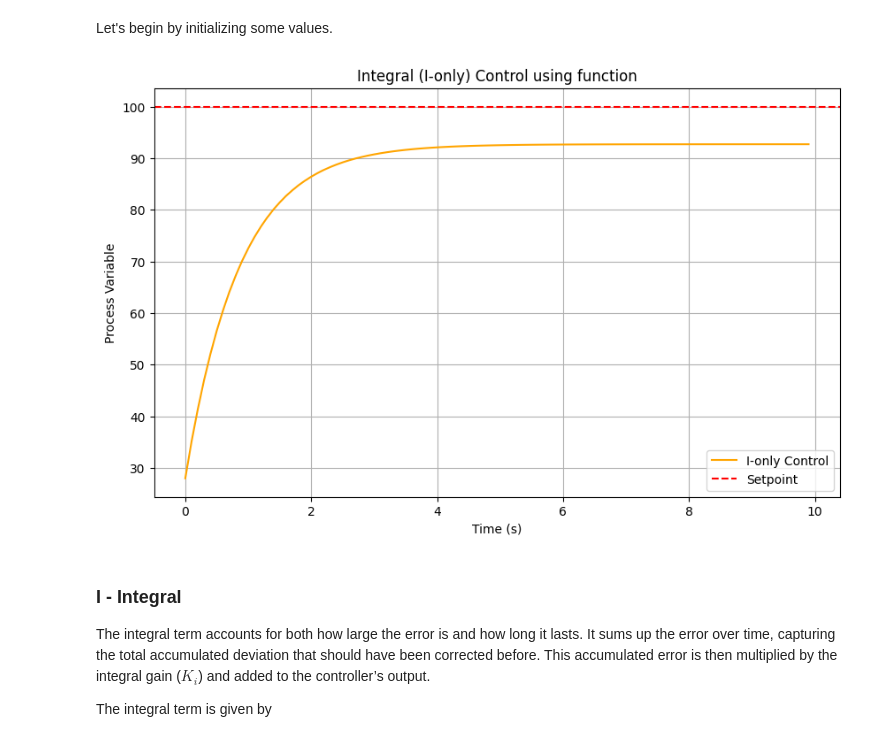
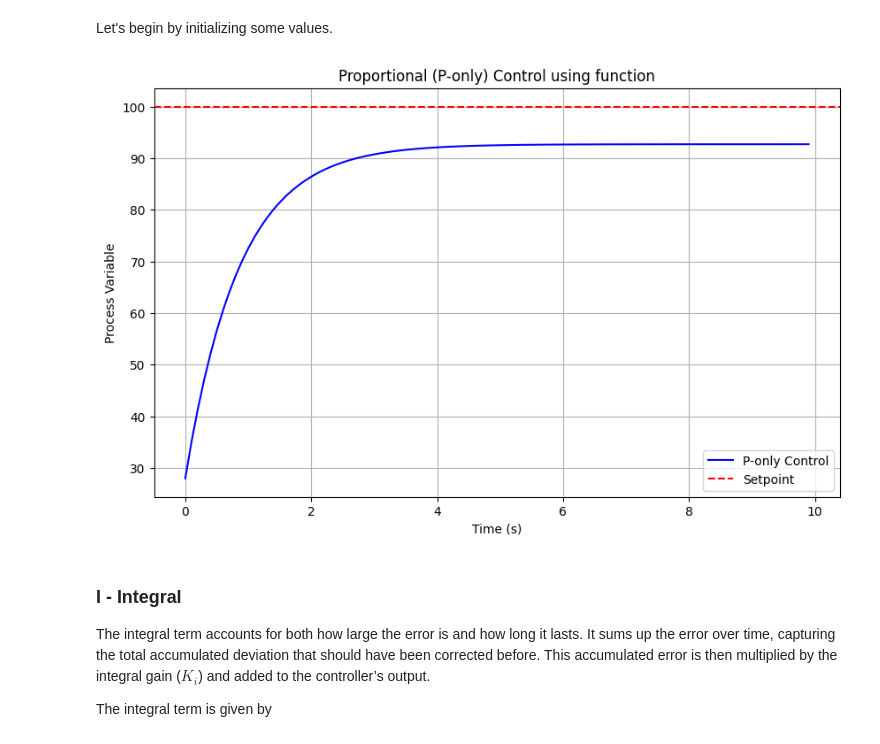
Before and after one commit to VladoDev03/pid-controller, a Jupyter notebook: pid-controller/pid-controller.ipynb, the cells around one changed output. Saved outputs shown, nothing was run; the diff lists cells and outputs as text; code cells hidden in the pictures.

```diff
--- a/pid-controller/pid-controller.ipynb
+++ b/pid-controller/pid-controller.ipynb
@@ -43,8 +43,16 @@ We are going to dive into each of them separately by partialy implementing the *
 
 However, before diving into the individual components, it would be helpful to have a way to visualize the results of each term. That’s why we need a plotting function.
 # %%
-def plot_terms():
-    print("Plotting...")
+def plot_terms(time, process_values, setpoint, label, title, color='blue'):
+    plt.figure(figsize=(10, 6))
+    plt.plot(time, process_values, label=label, color=color)
+    plt.axhline(setpoint, color='r', linestyle='--', label='Setpoint')
+    plt.xlabel('Time (s)')
+    plt.ylabel('Process Variable')
+    plt.title(title)
+    plt.legend()
+    plt.grid()
+    plt.show()
 # %% [markdown]
 ### P - Proportional
 The proportional term generates an output that directly relates to the current error value. This response is controlled by multiplying the error by a proportional gain constant $K_p$.
@@ -93,17 +101,9 @@ for t in time:
     process_variable += output * dt - 0.1 * (process_variable - 20) * dt  # Heat loss
     process_values.append(process_variable)
 # %%
-plt.figure(figsize=(10, 6))
-plt.plot(time, process_values, label='I-only Control', color='orange')
-plt.axhline(setpoint, color='r', linestyle='--', label='Setpoint')
-plt.xlabel('Time (s)')
-plt.ylabel('Process Variable')
-plt.title('Integral (I-only) Control using function')
-plt.legend()
-plt.grid()
-plt.show()
+plot_terms(time, process_values, setpoint, label='P-only Control', title='Proportional (P-only) Control using function', color='blue')
 # %% [output]
-[figure, old version]
+[figure, new version]
 # %% [markdown]
 ### I - Integral
 The integral term accounts for both how large the error is and how long it lasts. It sums up the error over time, capturing the total accumulated deviation that should have been corrected before. This accumulated error is then multiplied by the integral gain ($K_i$) and added to the controller’s output.
```
Also changed, not shown: parts of 11 cells of this notebook.
